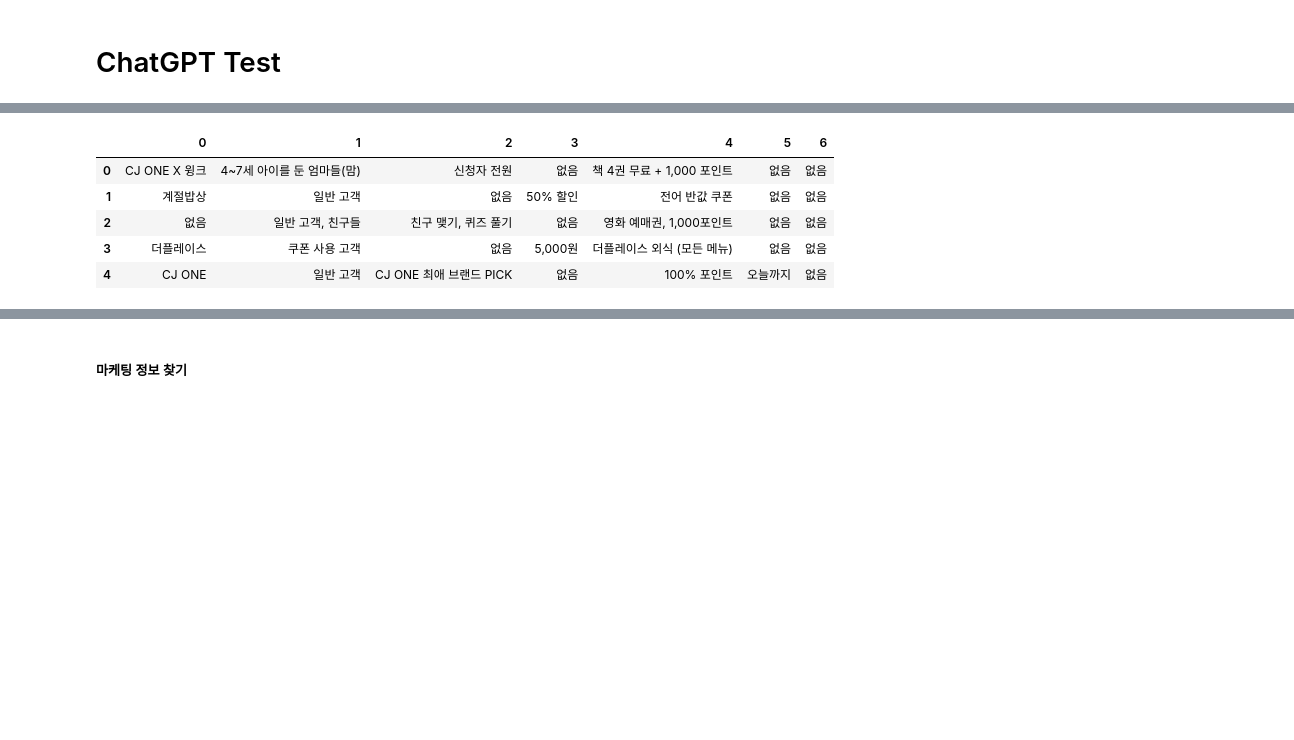
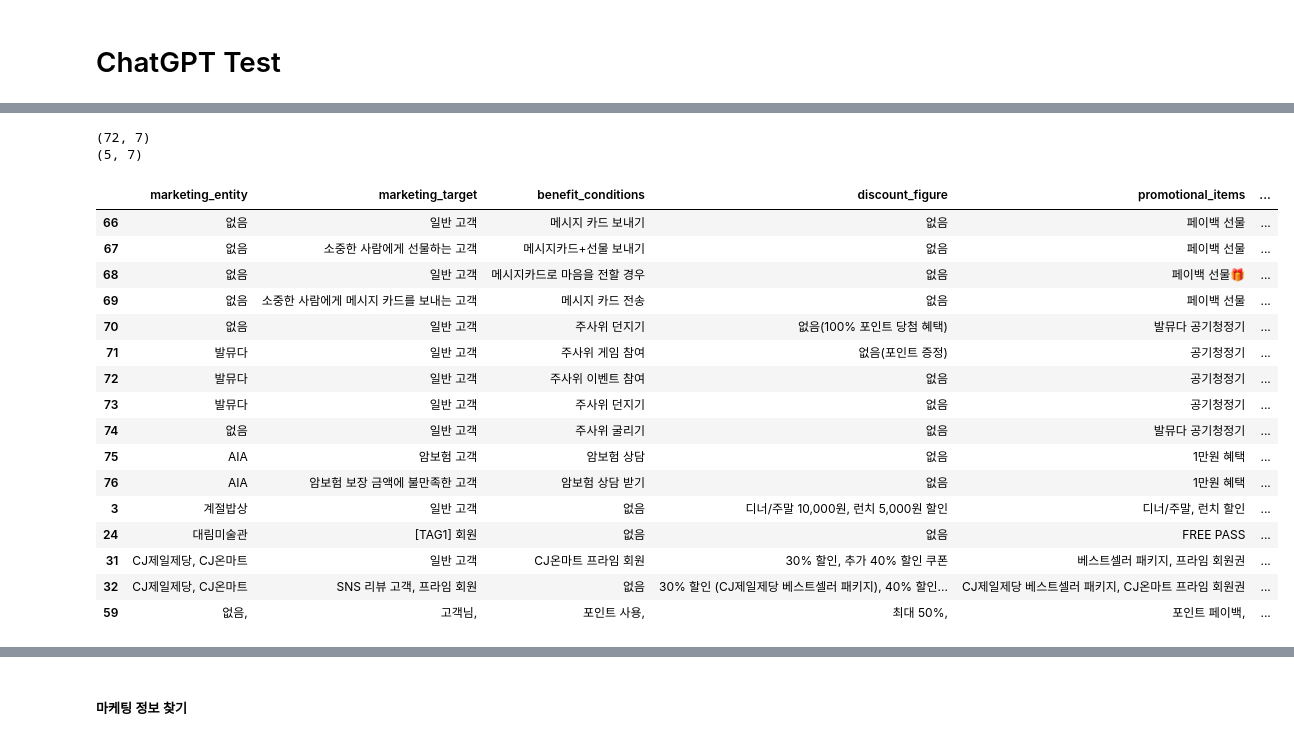
Before and after one commit to textnetkr/Advertising_By_Personality, a Jupyter notebook: src/business_model/keyword_extraction/gpt4.ipynb, the cells around one changed output, grey strips where cells are left out. Drawn from its saved outputs; the diff is of its cells as text; code cells hidden in the pictures; blank space fills up the shorter version.

```diff
--- a/src/business_model/keyword_extraction/gpt4.ipynb
+++ b/src/business_model/keyword_extraction/gpt4.ipynb
@@ -157,12 +187,39 @@ df_temp['predict_temp'] = df_temp.predict.swifter.apply(lambda x: x.replace('마
 # %%
 df_split = df_temp.predict_temp.str.split(',\n\n', expand=True)
-# %%
-df_split.head()
-# %% [output]
-|  | 0 | 1 | 2 | 3 | 4 | 5 | 6 |
-| 0 | CJ ONE X 윙크 | 4~7세 아이를 둔 엄마들(맘) | 신청자 전원 | 없음 | 책 4권 무료 + 1,000 포인트 | 없음 | 없음 |
-| 1 | 계절밥상 | 일반 고객 | 없음 | 50% 할인 | 전어 반값 쿠폰 | 없음 | 없음 |
-| 2 | 없음 | 일반 고객, 친구들 | 친구 맺기, 퀴즈 풀기 | 없음 | 영화 예매권, 1,000포인트 | 없음 | 없음 |
-| 3 | 더플레이스 | 쿠폰 사용 고객 | 없음 | 5,000원 | 더플레이스 외식 (모든 메뉴) | 없음 | 없음 |
-| 4 | CJ ONE | 일반 고객 | CJ ONE 최애 브랜드 PICK | 없음 | 100% 포인트 | 오늘까지 | 없음 |
+# %%
+df_split_true = df_split[df_split[0].str.contains('\n\n')]
+df_split_true = df_split_true[0].str.split('\n\n', expand=True)
+# %%
+df_split_false = df_split[~df_split[0].str.contains('\n\n')]
+# %%
+print(df_split_false.shape)
+print(df_split_true.shape)
+# %% [output]
+(72, 7)
+(5, 7)
+# %%
+df_split_temp = pd.concat([df_split_false, df_split_true])
+# %%
+# '마케팅 주체', '마케팅 대상', '혜택 조건', '할인 수치', '프로모션 품목', '이벤트 기간', '시즌 정보'
+df_split_temp.rename(columns={0:'marketing_entity', 1:'marketing_target',	2:'benefit_conditions', 3:'discount_figure', 4:'promotional_items', 5:'event_period', 6:'season_information'}, inplace=True)
+# %%
+df_split_temp.iloc[61:]
+# %% [output]
+|  | marketing_entity | marketing_target | benefit_conditions | discount_figure | promotional_items | ... |
+| 66 | 없음 | 일반 고객 | 메시지 카드 보내기 | 없음 | 페이백 선물 | ... |
+| 67 | 없음 | 소중한 사람에게 선물하는 고객 | 메시지카드+선물 보내기 | 없음 | 페이백 선물 | ... |
+| 68 | 없음 | 일반 고객 | 메시지카드로 마음을 전할 경우 | 없음 | 페이백 선물🎁 | ... |
+| 69 | 없음 | 소중한 사람에게 메시지 카드를 보내는 고객 | 메시지 카드 전송 | 없음 | 페이백 선물 | ... |
+| 70 | 없음 | 일반 고객 | 주사위 던지기 | 없음(100% 포인트 당첨 혜택) | 발뮤다 공기청정기 | ... |
+| 71 | 발뮤다 | 일반 고객 | 주사위 게임 참여 | 없음(포인트 증정) | 공기청정기 | ... |
+| 72 | 발뮤다 | 일반 고객 | 주사위 이벤트 참여 | 없음 | 공기청정기 | ... |
+| 73 | 발뮤다 | 일반 고객 | 주사위 던지기 | 없음 | 공기청정기 | ... |
+| 74 | 없음 | 일반 고객 | 주사위 굴리기 | 없음 | 발뮤다 공기청정기 | ... |
+| 75 | AIA | 암보험 고객 | 암보험 상담 | 없음 | 1만원 혜택 | ... |
+| 76 | AIA | 암보험 보장 금액에 불만족한 고객 | 암보험 상담 받기 | 없음 | 1만원 혜택 | ... |
+| 3 | 계절밥상 | 일반 고객 | 없음 | 디너/주말 10,000원, 런치 5,000원 할인 | 디너/주말, 런치 할인 | ... |
+| 24 | 대림미술관 | [TAG1] 회원 | 없음 | 없음 | FREE PASS | ... |
+| 31 | CJ제일제당, CJ온마트 | 일반 고객 | CJ온마트 프라임 회원 | 30% 할인, 추가 40% 할인 쿠폰 | 베스트셀러 패키지, 프라임 회원권 | ... |
+| 32 | CJ제일제당, CJ온마트 | SNS 리뷰 고객, 프라임 회원 | 없음 | 30% 할인 (CJ제일제당 베스트셀러 패키지), 40% 할인... | CJ제일제당 베스트셀러 패키지, CJ온마트 프라임 회원권 | ... |
+| 59 | 없음, | 고객님, | 포인트 사용, | 최대 50%, | 포인트 페이백, | ... |
 # %%
```
Also changed, not shown: parts of 45 cells of this notebook, 13 other files.
